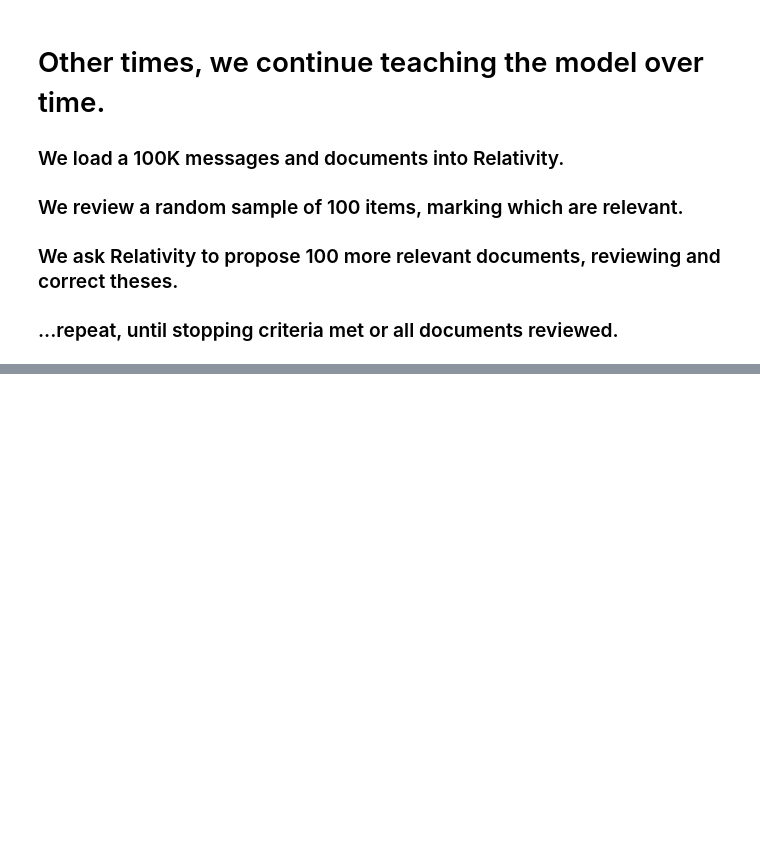
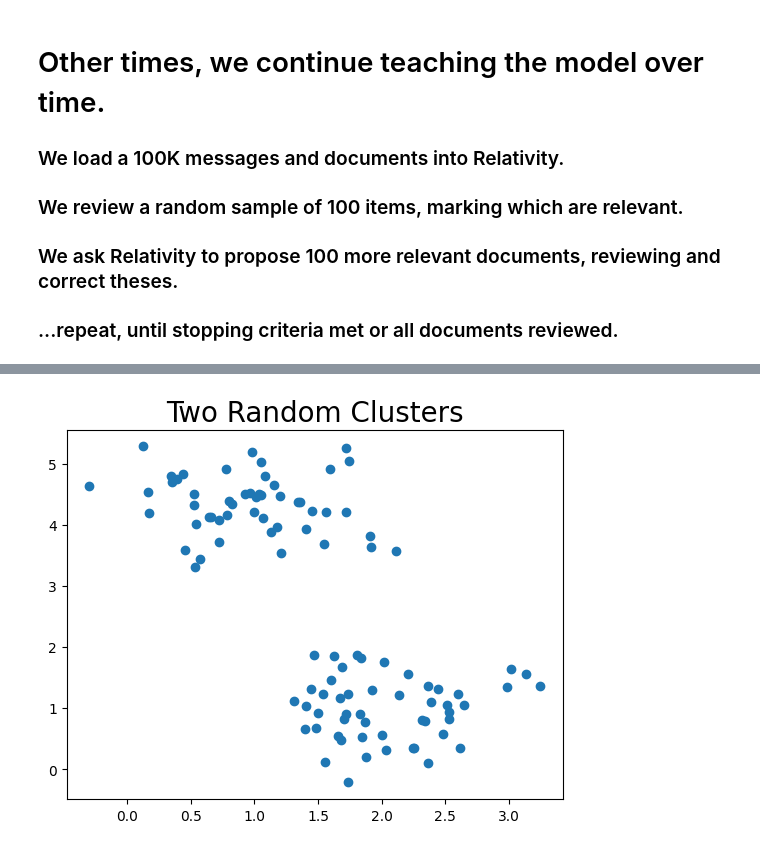
Before and after one commit to mjbommar/msu-ediscovery-nlp-ml, a Jupyter notebook: notebooks/ml_nlp_for_ediscovery.ipynb, the cells around one changed output, grey strips where cells are left out. Drawn from its saved outputs; the diff is of its cells as text; code cells hidden in the pictures; blank space fills up the shorter version.

```diff
--- a/notebooks/ml_nlp_for_ediscovery.ipynb
+++ b/notebooks/ml_nlp_for_ediscovery.ipynb
@@ -500,0 +526,6 @@ token_similarity_df.sort_values("similarity", ascending=False)
+# %%
+from nlp_ml_examples import draw_cluster_points
+
+X, y = draw_cluster_points()
+# %% [output]
+[figure, added]
```
Also changed, not shown: parts of 18 cells of this notebook, 1 other file.
